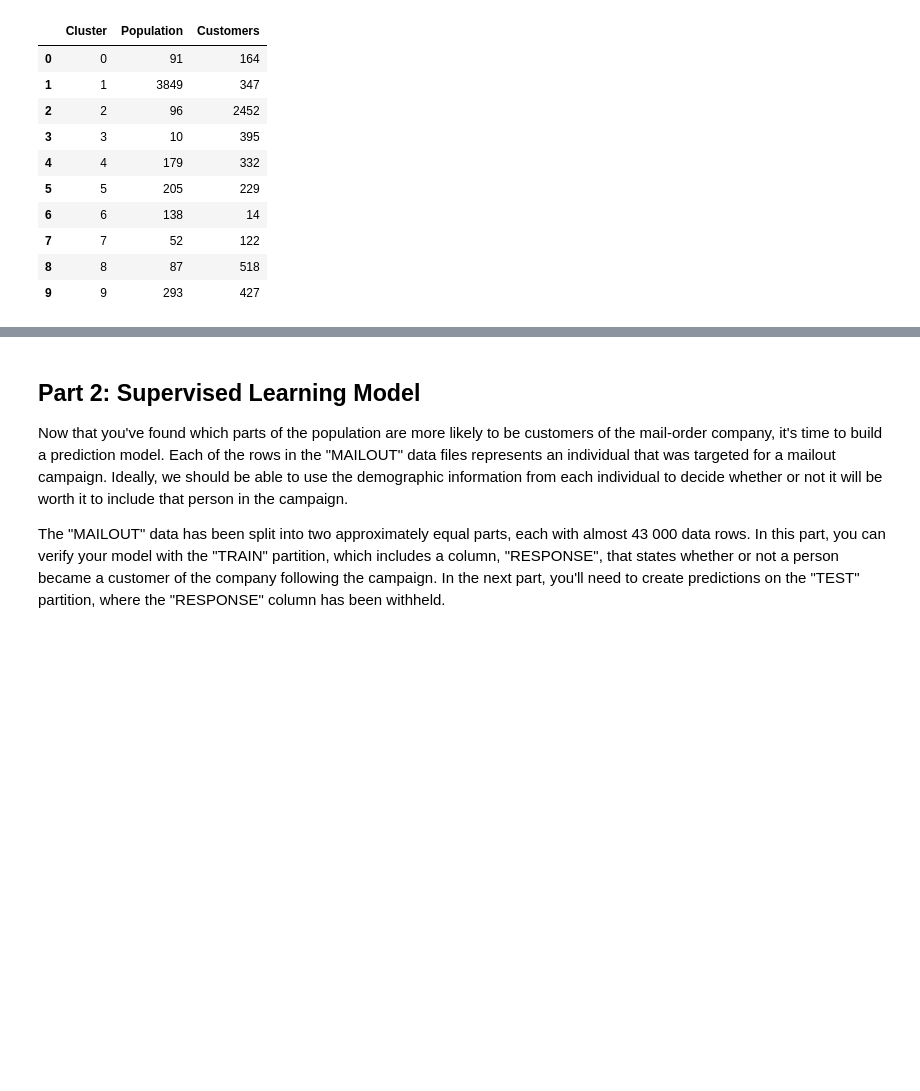
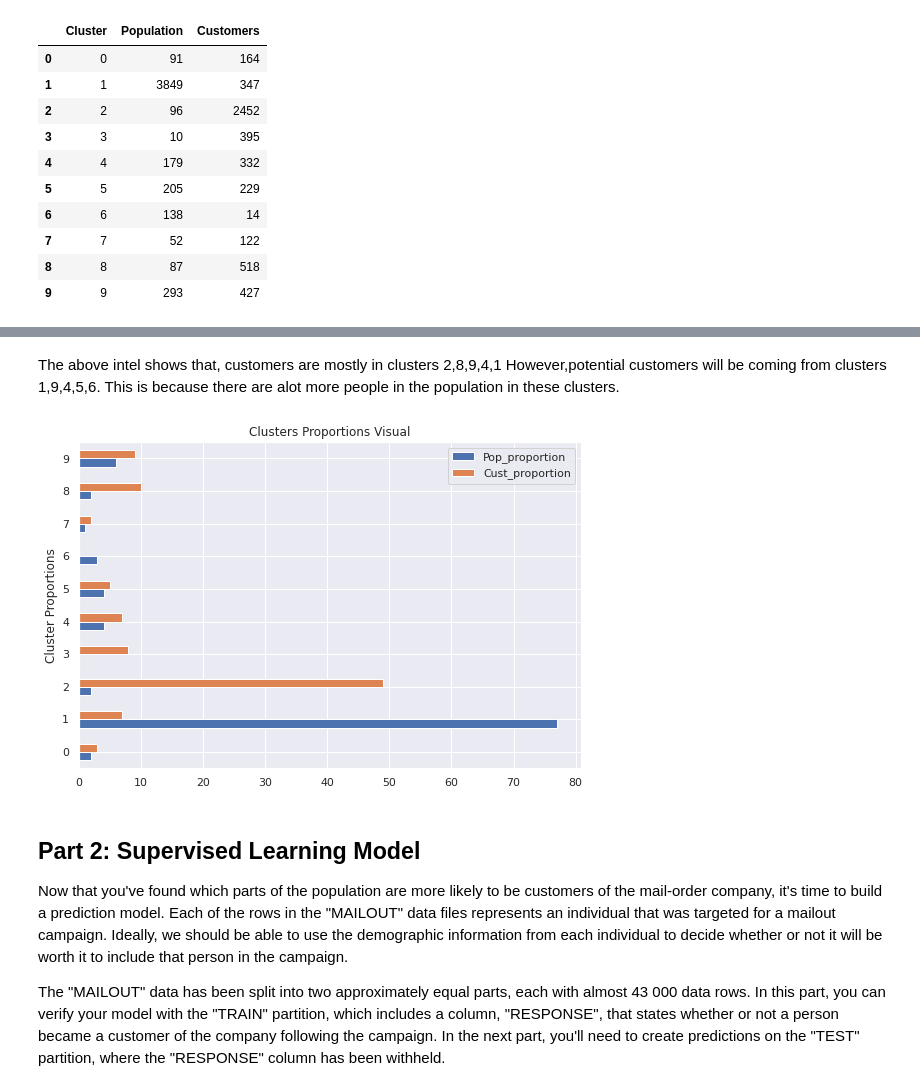
Before and after one commit to Joykareko/AWS-Udacity-Capstone-Project, a Jupyter notebook: Arvato_Project_Workbook.ipynb, the cells around one changed output, grey strips where cells are left out. Cells and saved outputs as stored; diff of their text form; code cells hidden in the pictures; blank space fills up the shorter version.

```diff
--- a/Arvato_Project_Workbook.ipynb
+++ b/Arvato_Project_Workbook.ipynb
@@ -653,3 +653,6 @@ cluster_info
 | 7 | 7 | 52 | 122 |
 | 8 | 8 | 87 | 518 |
 | 9 | 9 | 293 | 427 |
+# %%
+cluster_info["Pop_proportion"] = (cluster_info["Population"]/cluster_info["Population"].sum()*100).round(0)
+cluster_info["Cust_proportion"] = (cluster_info["Customers"]/cluster_info["Customers"].sum()*100).round(0)
@@ -656,3 +673,14 @@ cluster_info
+# %% [markdown]
+The above intel shows that, customers are mostly in clusters 2,8,9,4,1
+However,potential customers will be coming from clusters 1,9,4,5,6.
+This is because there are alot more people in the population in these clusters.
+# %%
+cluster_info.plot(x='Cluster', y = ['Pop_proportion', 'Cust_proportion'], kind='barh', figsize=(9,6))
+plt.title('Clusters Proportions Visual')
+plt.ylabel('Cluster Proportions')
+plt.show()
+# %% [output]
+[figure, added]
 # %% [markdown]
 ## Part 2: Supervised Learning Model
 
```
Also changed, not shown: parts of 1 cell of this notebook.
